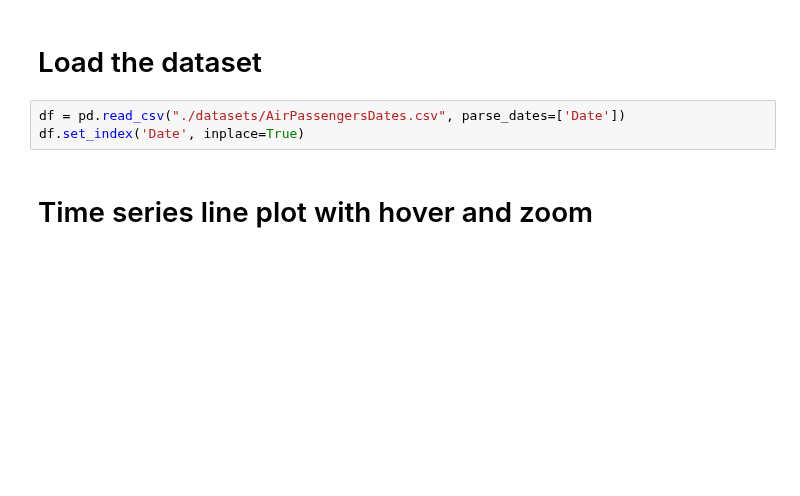
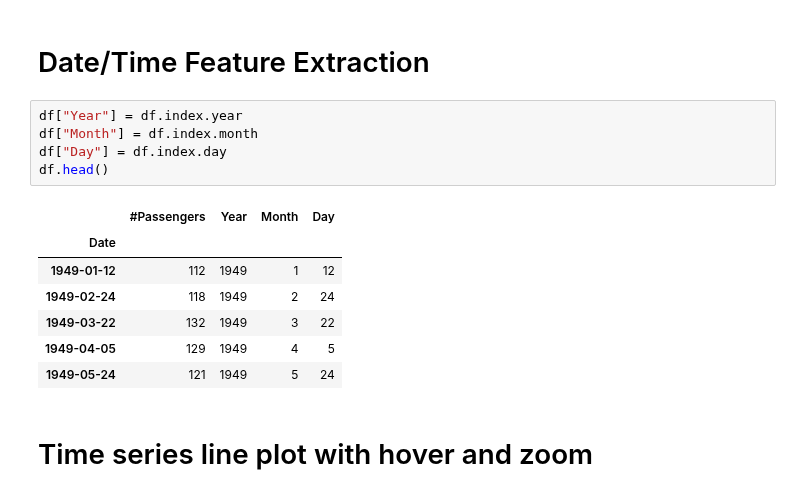
Before and after one commit to rosanajurdi/Data_Visualization_Course, a Jupyter notebook: lab-sessions/lab6-Visualization_of_temporelle_data_via_Bokeh.ipynb, the cells around one changed output. Saved outputs shown, nothing was run; the diff lists cells and outputs as text; blank space fills up the shorter version.

```diff
--- a/lab-sessions/lab6-Visualization_of_temporelle_data_via_Bokeh.ipynb
+++ b/lab-sessions/lab6-Visualization_of_temporelle_data_via_Bokeh.ipynb
@@ -90,8 +105,18 @@ output_notebook()
 # %% [markdown]
-# Load the dataset
+# Date/Time Feature Extraction
 # %%
-df = pd.read_csv("./datasets/AirPassengersDates.csv", parse_dates=['Date'])
-df.set_index('Date', inplace=True)
+df["Year"] = df.index.year
+df["Month"] = df.index.month
+df["Day"] = df.index.day
+df.head()
+# %% [output]
+|  | #Passengers | Year | Month | Day |
+| Date |  |  |  |  |
+| 1949-01-12 | 112 | 1949 | 1 | 12 |
+| 1949-02-24 | 118 | 1949 | 2 | 24 |
+| 1949-03-22 | 132 | 1949 | 3 | 22 |
+| 1949-04-05 | 129 | 1949 | 4 | 5 |
+| 1949-05-24 | 121 | 1949 | 5 | 24 |
 # %% [markdown]
 # Time series line plot with hover and zoom
 # %%
```
Also changed, not shown: parts of 9 cells of this notebook.
